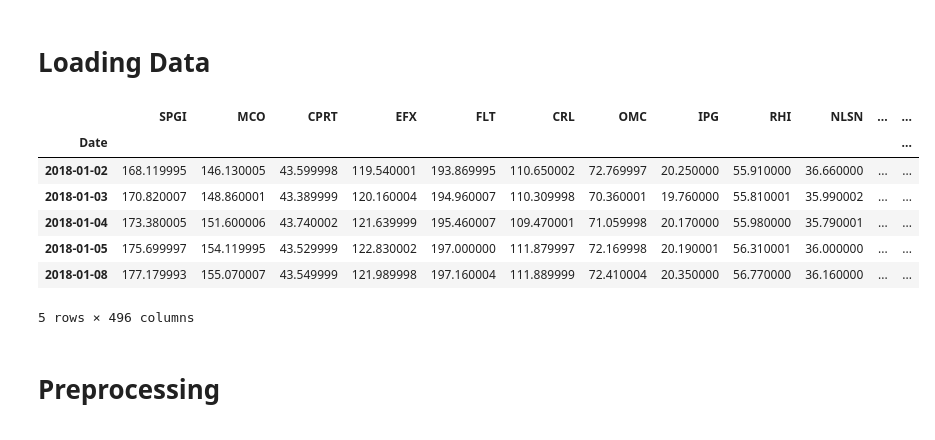
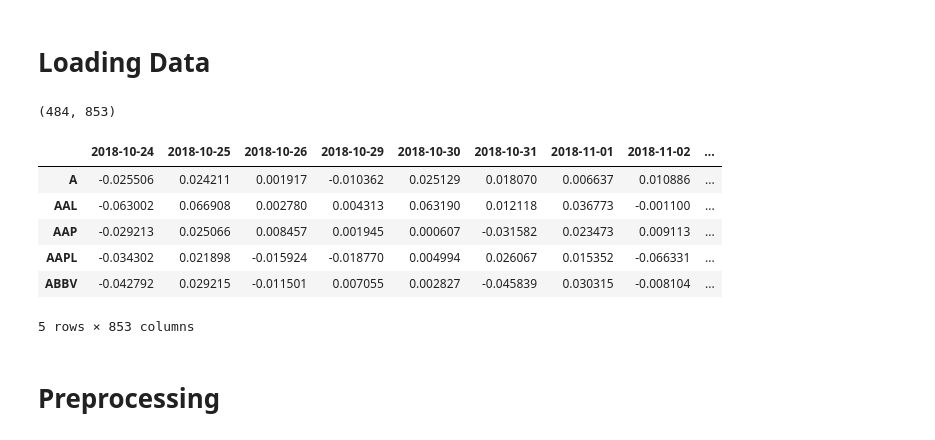
Before and after one commit to risksrobots/stock_clustering, a Jupyter notebook: pipeline.ipynb, the cells around one changed output. Saved outputs shown, nothing was run; the diff lists cells and outputs as text; code cells hidden in the pictures.

```diff
--- a/pipeline.ipynb
+++ b/pipeline.ipynb
@@ -20,16 +21,18 @@ with open('config/config.json', 'r') as file:
 # %% [markdown]
 # Loading Data
 # %%
-df = pd.read_csv(config['ticker_data_close'], index_col=0)
+df = pd.read_csv(config['ticker_data_preprocessed'], index_col=0)
 df_vol = pd.read_csv(config['ticker_data_volume'], index_col=0)
 df_index = pd.read_csv(config['ticker_data_sp500'], index_col=0)
+df_sectors = pd.read_csv(config['tickers_sectors_path'], index_col=0)
+print(df.shape)
 df.head()
 # %% [output]
+(484, 853)
-|  | SPGI | MCO | CPRT | EFX | FLT | CRL | OMC | IPG | RHI | NLSN | ... | ... |
-| Date |  |  |  |  |  |  |  |  |  |  |  | ... |
-| 2018-01-02 | 168.119995 | 146.130005 | 43.599998 | 119.540001 | 193.869995 | 110.650002 | 72.769997 | 20.250000 | 55.910000 | 36.660000 | ... | ... |
-| 2018-01-03 | 170.820007 | 148.860001 | 43.389999 | 120.160004 | 194.960007 | 110.309998 | 70.360001 | 19.760000 | 55.810001 | 35.990002 | ... | ... |
-| 2018-01-04 | 173.380005 | 151.600006 | 43.740002 | 121.639999 | 195.460007 | 109.470001 | 71.059998 | 20.170000 | 55.980000 | 35.790001 | ... | ... |
-| 2018-01-05 | 175.699997 | 154.119995 | 43.529999 | 122.830002 | 197.000000 | 111.879997 | 72.169998 | 20.190001 | 56.310001 | 36.000000 | ... | ... |
-| 2018-01-08 | 177.179993 | 155.070007 | 43.549999 | 121.989998 | 197.160004 | 111.889999 | 72.410004 | 20.350000 | 56.770000 | 36.160000 | ... | ... |
+|  | 2018-10-24 | 2018-10-25 | 2018-10-26 | 2018-10-29 | 2018-10-30 | 2018-10-31 | 2018-11-01 | 2018-11-02 | ... |
+| A | -0.025506 | 0.024211 | 0.001917 | -0.010362 | 0.025129 | 0.018070 | 0.006637 | 0.010886 | ... |
+| AAL | -0.063002 | 0.066908 | 0.002780 | 0.004313 | 0.063190 | 0.012118 | 0.036773 | -0.001100 | ... |
+| AAP | -0.029213 | 0.025066 | 0.008457 | 0.001945 | 0.000607 | -0.031582 | 0.023473 | 0.009113 | ... |
+| AAPL | -0.034302 | 0.021898 | -0.015924 | -0.018770 | 0.004994 | 0.026067 | 0.015352 | -0.066331 | ... |
+| ABBV | -0.042792 | 0.029215 | -0.011501 | 0.007055 | 0.002827 | -0.045839 | 0.030315 | -0.008104 | ... |
-5 rows × 496 columns
+5 rows × 853 columns
```
Also changed, not shown: parts of 34 cells of this notebook, 14 other files.
